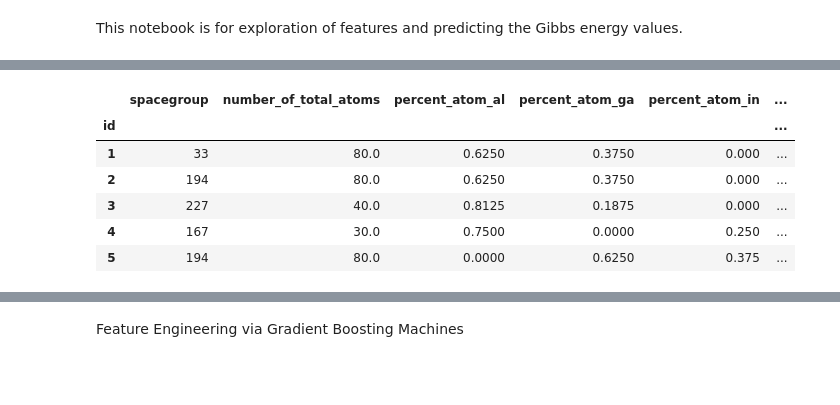
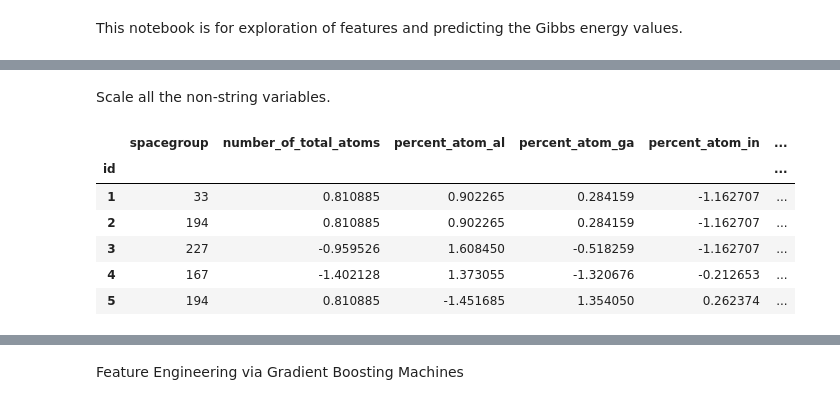
Before and after one commit to PIGMEnT-ecs/pigment, a Jupyter notebook: pigment/Decision-trees.ipynb, the cells around one changed output, grey strips where cells are left out. Saved outputs shown, nothing was run; the diff lists cells and outputs as text; code cells hidden in the pictures; blank space fills up the shorter version.

Commit message:
Renamed Data and updated Decision Trees notebook

```diff
--- a/pigment/Decision-trees.ipynb
+++ b/pigment/Decision-trees.ipynb
@@ -45,10 +22,27 @@ submission_df = pd.read_csv('../example-data/sample_submission.csv')
+# %%
+df = pd.read_csv('../example-data/kaggle-data.csv', index_col=['id'])
+n = len(df.columns)
+# Convert spacegroup number to a string
+df['spacegroup'] = df['spacegroup'].apply(str)
+# %% [markdown]
+Scale all the non-string variables.
+# %%
+# take all column names except spacegroup
+col_numerics = df.columns.values[1:n]
+# %%
+scaled_features = df.copy()
+features = scaled_features[col_numerics]
+scaler = StandardScaler().fit(features.values)
+features = scaler.transform(features.values)
+# %%
+scaled_features[col_numerics] = features
 # %%
-train_df.head()
+scaled_features.head()
 # %% [output]
 |  | spacegroup | number_of_total_atoms | percent_atom_al | percent_atom_ga | percent_atom_in | ... |
 | id |  |  |  |  |  | ... |
-| 1 | 33 | 80.0 | 0.6250 | 0.3750 | 0.000 | ... |
-| 2 | 194 | 80.0 | 0.6250 | 0.3750 | 0.000 | ... |
-| 3 | 227 | 40.0 | 0.8125 | 0.1875 | 0.000 | ... |
-| 4 | 167 | 30.0 | 0.7500 | 0.0000 | 0.250 | ... |
-| 5 | 194 | 80.0 | 0.0000 | 0.6250 | 0.375 | ... |
+| 1 | 33 | 0.810885 | 0.902265 | 0.284159 | -1.162707 | ... |
+| 2 | 194 | 0.810885 | 0.902265 | 0.284159 | -1.162707 | ... |
+| 3 | 227 | -0.959526 | 1.608450 | -0.518259 | -1.162707 | ... |
+| 4 | 167 | -1.402128 | 1.373055 | -1.320676 | -0.212653 | ... |
+| 5 | 194 | 0.810885 | -1.451685 | 1.354050 | 0.262374 | ... |
```
Also changed, not shown: parts of 20 cells of this notebook, 3 other files.
